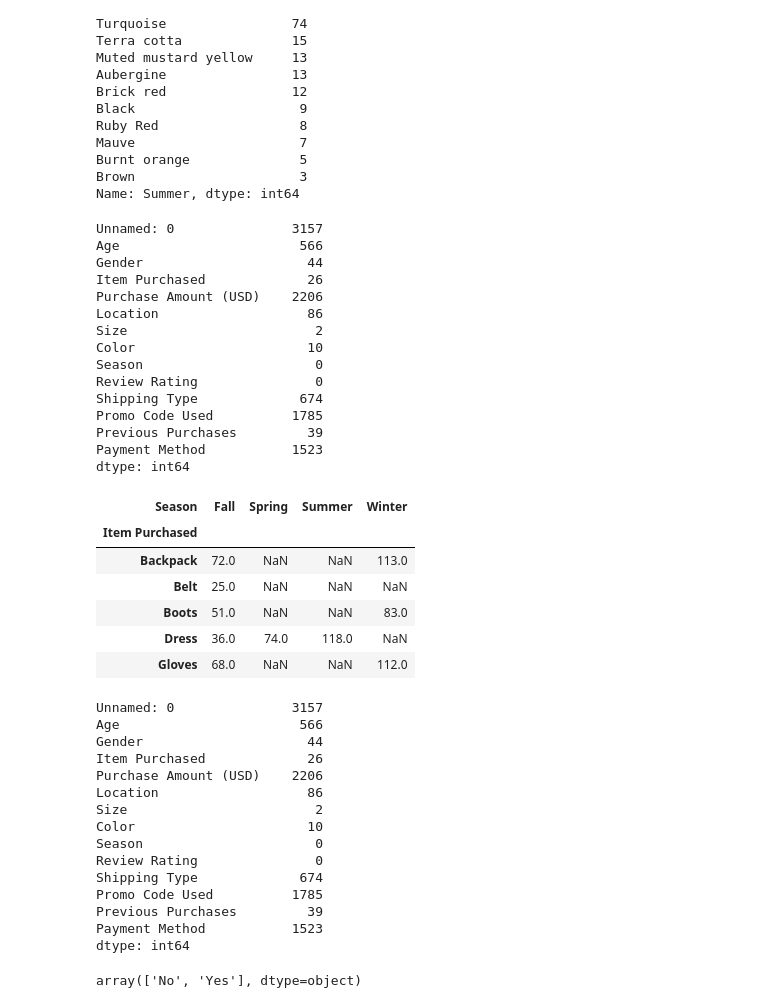
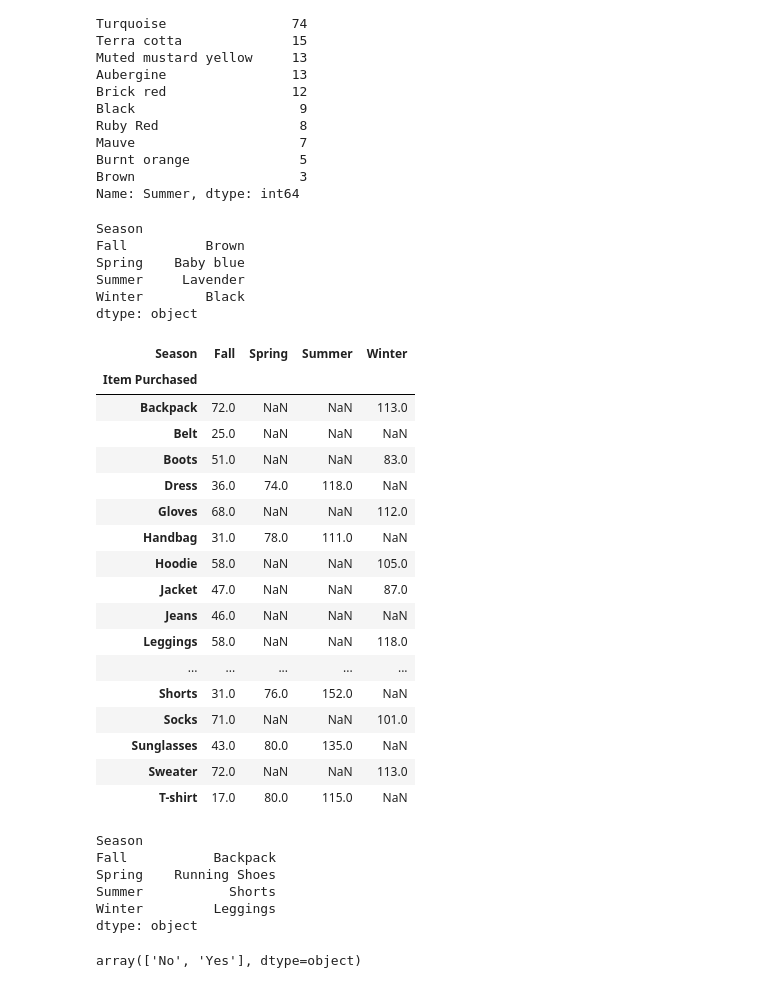
Before and after one commit to HarryBoy127/shopping-behavior, a Jupyter notebook: code/03analysis.ipynb, the cells around one changed output. Saved outputs shown, nothing was run; the diff lists cells and outputs as text; code cells hidden in the pictures.

```diff
--- a/code/03analysis.ipynb
+++ b/code/03analysis.ipynb
@@ -144,58 +174,51 @@ Name: Summer, dtype: int64
 # TODO: Using the "idmax" method, get the index with the maximum value for each column
 # Documentation: https://pandas.pydata.org/docs/reference/api/pandas.DataFrame.idxmax.html
 
-df_cleaned.idxmax(axis=0)
+pivot_table.idxmax(axis=0)
 # %% [output]
-Unnamed: 0               3157
-Age                       566
-Gender                     44
-Item Purchased             26
-Purchase Amount (USD)    2206
-Location                   86
-Size                        2
-Color                      10
-Season                      0
-Review Rating               0
-Shipping Type             674
-Promo Code Used          1785
-Previous Purchases         39
-Payment Method           1523
-dtype: int64
+Season
+Fall          Brown
+Spring    Baby blue
+Summer     Lavender
+Winter        Black
+dtype: object
 # %%
 # TODO: Create a dataframe pivot table where "Season" is your column, "Item Purchased" is your index, and "Location" is your value (this value is arbitrary)
 # use the len function as the "aggfunc" parameter.
 # Save this pivot table to a new variable and display it
 
 pivot_table = pd.pivot_table(df_cleaned,values= "Location",columns= "Season", index="Item Purchased", aggfunc=len )
-pivot_table.head()
+pivot_table
 # %% [output]
 | Season | Fall | Spring | Summer | Winter |
 | Item Purchased |  |  |  |  |
 | Backpack | 72.0 | NaN | NaN | 113.0 |
 | Belt | 25.0 | NaN | NaN | NaN |
 | Boots | 51.0 | NaN | NaN | 83.0 |
 | Dress | 36.0 | 74.0 | 118.0 | NaN |
 | Gloves | 68.0 | NaN | NaN | 112.0 |
+| Handbag | 31.0 | 78.0 | 111.0 | NaN |
+| Hoodie | 58.0 | NaN | NaN | 105.0 |
+| Jacket | 47.0 | NaN | NaN | 87.0 |
+| Jeans | 46.0 | NaN | NaN | NaN |
+| Leggings | 58.0 | NaN | NaN | 118.0 |
+| ... | ... | ... | ... | ... |
+| Shorts | 31.0 | 76.0 | 152.0 | NaN |
+| Socks | 71.0 | NaN | NaN | 101.0 |
+| Sunglasses | 43.0 | 80.0 | 135.0 | NaN |
+| Sweater | 72.0 | NaN | NaN | 113.0 |
+| T-shirt | 17.0 | 80.0 | 115.0 | NaN |
 # %%
 # TODO: Using the "idmax" method, get the index with the maximum value for each column on the pivot table containing clothing items & season
 # Documentation: https://pandas.pydata.org/docs/reference/api/pandas.DataFrame.idxmax.html
-df_cleaned.idxmax(axis=0)
+pivot_table.idxmax(axis=0)
 # %% [output]
-Unnamed: 0               3157
-Age                       566
-Gender                     44
-Item Purchased             26
-Purchase Amount (USD)    2206
-Location                   86
-Size                        2
-Color                      10
-Season                      0
-Review Rating               0
-Shipping Type             674
-Promo Code Used          1785
-Previous Purchases         39
-Payment Method           1523
-dtype: int64
+Season
+Fall           Backpack
+Spring    Running Shoes
+Summer           Shorts
+Winter         Leggings
+dtype: object
 # %%
 df_cleaned['Promo Code Used'].unique()
 # %% [output]
```
Also changed, not shown: parts of 4 cells of this notebook, 1 other file.
